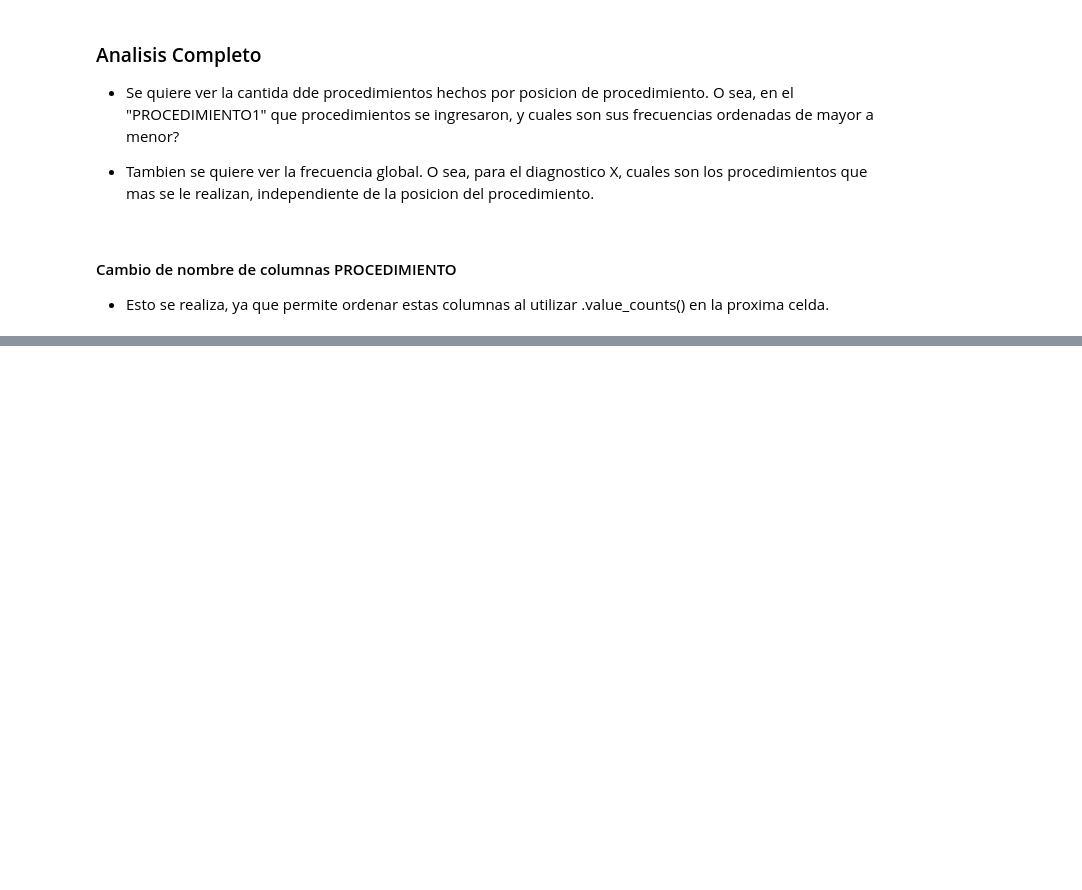
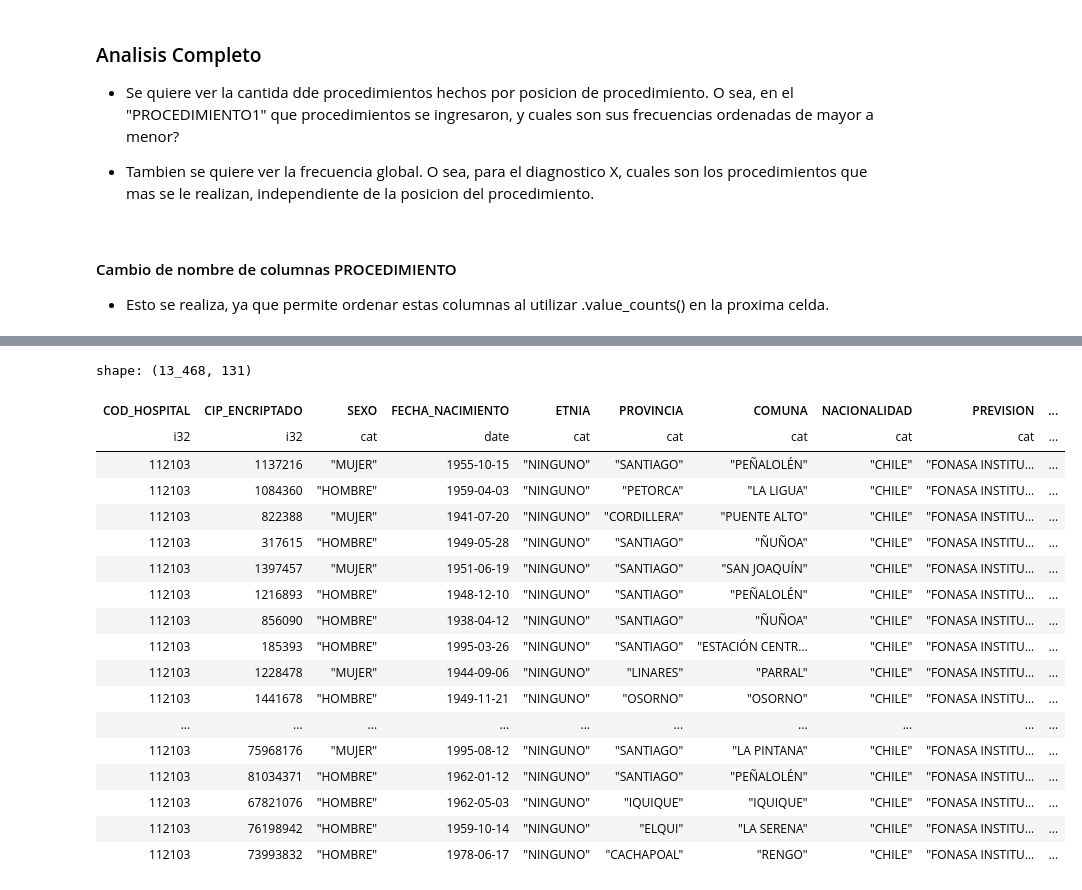
Before and after one commit to JavierRojas14/grd, a Jupyter notebook: analisis.ipynb, the cells around one changed output, grey strips where cells are left out. Drawn from its saved outputs; the diff is of its cells as text; code cells hidden in the pictures; blank space fills up the shorter version.

```diff
--- a/analisis.ipynb
+++ b/analisis.ipynb
@@ -324,0 +173,22 @@ por_procedimiento.to_excel("output/prestaciones_por_procedimiento.xlsx")
+# %%
+torax
+# %% [output]
+shape: (13_468, 131)
+| COD_HOSPITAL | CIP_ENCRIPTADO | SEXO | FECHA_NACIMIENTO | ETNIA | PROVINCIA | COMUNA | NACIONALIDAD | PREVISION | ... |
+| i32 | i32 | cat | date | cat | cat | cat | cat | cat | ... |
+| 112103 | 1137216 | "MUJER" | 1955-10-15 | "NINGUNO" | "SANTIAGO" | "PEÑALOLÉN" | "CHILE" | "FONASA INSTITU… | ... |
+| 112103 | 1084360 | "HOMBRE" | 1959-04-03 | "NINGUNO" | "PETORCA" | "LA LIGUA" | "CHILE" | "FONASA INSTITU… | ... |
+| 112103 | 822388 | "MUJER" | 1941-07-20 | "NINGUNO" | "CORDILLERA" | "PUENTE ALTO" | "CHILE" | "FONASA INSTITU… | ... |
+| 112103 | 317615 | "HOMBRE" | 1949-05-28 | "NINGUNO" | "SANTIAGO" | "ÑUÑOA" | "CHILE" | "FONASA INSTITU… | ... |
+| 112103 | 1397457 | "MUJER" | 1951-06-19 | "NINGUNO" | "SANTIAGO" | "SAN JOAQUÍN" | "CHILE" | "FONASA INSTITU… | ... |
+| 112103 | 1216893 | "HOMBRE" | 1948-12-10 | "NINGUNO" | "SANTIAGO" | "PEÑALOLÉN" | "CHILE" | "FONASA INSTITU… | ... |
+| 112103 | 856090 | "HOMBRE" | 1938-04-12 | "NINGUNO" | "SANTIAGO" | "ÑUÑOA" | "CHILE" | "FONASA INSTITU… | ... |
+| 112103 | 185393 | "HOMBRE" | 1995-03-26 | "NINGUNO" | "SANTIAGO" | "ESTACIÓN CENTR… | "CHILE" | "FONASA INSTITU… | ... |
+| 112103 | 1228478 | "MUJER" | 1944-09-06 | "NINGUNO" | "LINARES" | "PARRAL" | "CHILE" | "FONASA INSTITU… | ... |
+| 112103 | 1441678 | "HOMBRE" | 1949-11-21 | "NINGUNO" | "OSORNO" | "OSORNO" | "CHILE" | "FONASA INSTITU… | ... |
+| ... | ... | ... | ... | ... | ... | ... | ... | ... | ... |
+| 112103 | 75968176 | "MUJER" | 1995-08-12 | "NINGUNO" | "SANTIAGO" | "LA PINTANA" | "CHILE" | "FONASA INSTITU… | ... |
+| 112103 | 81034371 | "HOMBRE" | 1962-01-12 | "NINGUNO" | "SANTIAGO" | "PEÑALOLÉN" | "CHILE" | "FONASA INSTITU… | ... |
+| 112103 | 67821076 | "HOMBRE" | 1962-05-03 | "NINGUNO" | "IQUIQUE" | "IQUIQUE" | "CHILE" | "FONASA INSTITU… | ... |
+| 112103 | 76198942 | "HOMBRE" | 1959-10-14 | "NINGUNO" | "ELQUI" | "LA SERENA" | "CHILE" | "FONASA INSTITU… | ... |
+| 112103 | 73993832 | "HOMBRE" | 1978-06-17 | "NINGUNO" | "CACHAPOAL" | "RENGO" | "CHILE" | "FONASA INSTITU… | ... |
```
Also changed, not shown: parts of 6 cells of this notebook, 1 other file.
